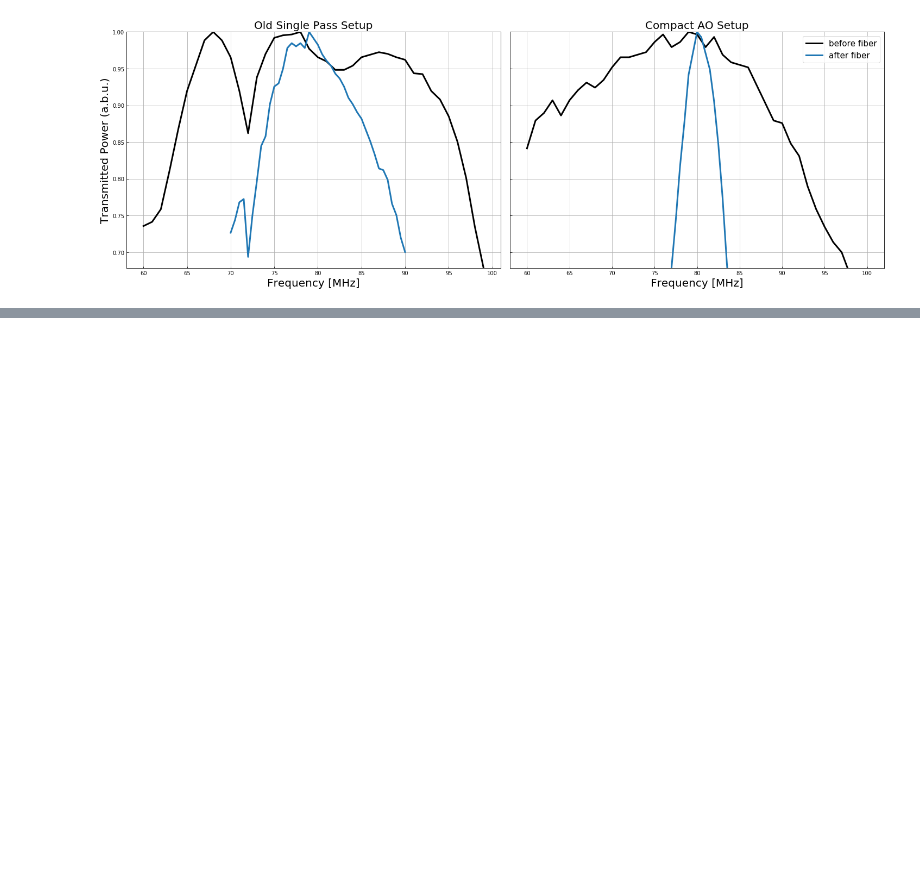
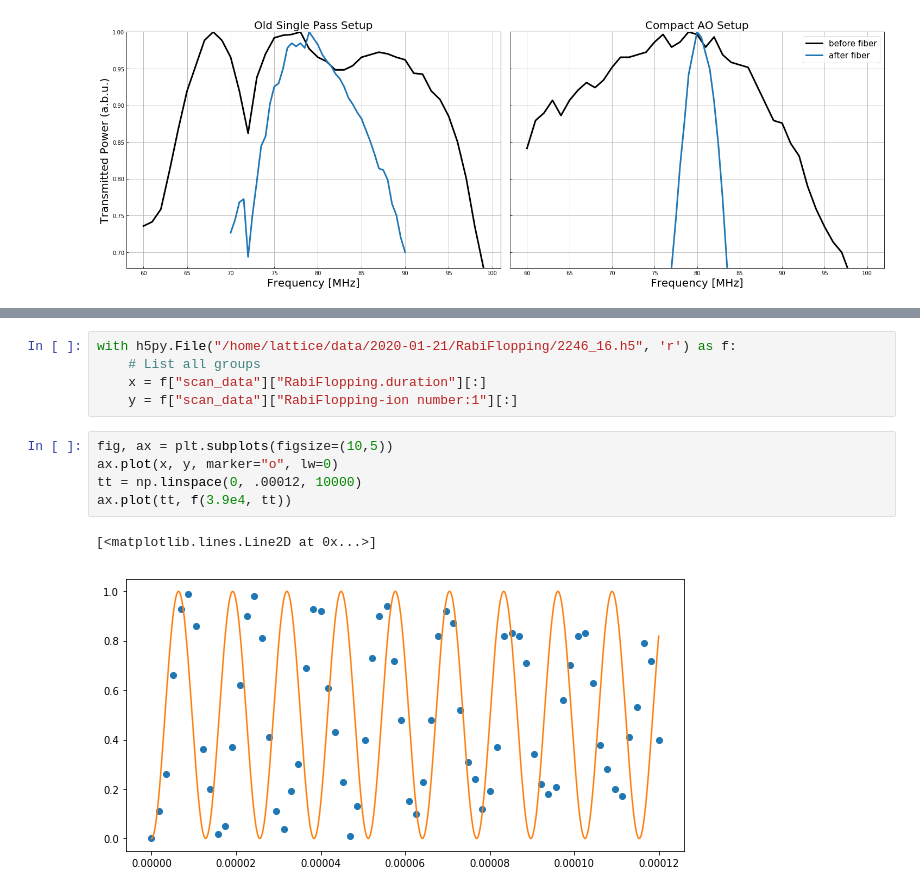
Before and after one commit to HaeffnerLab/artiq-work-lattice, a Jupyter notebook: calibration_scans/Untitled.ipynb, the cells around one changed output, grey strips where cells are left out. Cells and saved outputs as stored; diff of their text form; blank space fills up the shorter version.

```diff
--- a/calibration_scans/Untitled.ipynb
+++ b/calibration_scans/Untitled.ipynb
@@ -68,0 +104,13 @@ plt.show()
+# %%
+with h5py.File("/home/lattice/data/2020-01-21/RabiFlopping/2246_16.h5", 'r') as f:
+    # List all groups
+    x = f["scan_data"]["RabiFlopping.duration"][:]
+    y = f["scan_data"]["RabiFlopping-ion number:1"][:]
+# %%
+fig, ax = plt.subplots(figsize=(10,5))
+ax.plot(x, y, marker="o", lw=0)
+tt = np.linspace(0, .00012, 10000)
+ax.plot(tt, f(3.9e4, tt))
+# %% [output]
+[<matplotlib.lines.Line2D at 0x...>]
+[figure, added]
```
Also changed, not shown: parts of 4 cells of this notebook, 1 other file.
